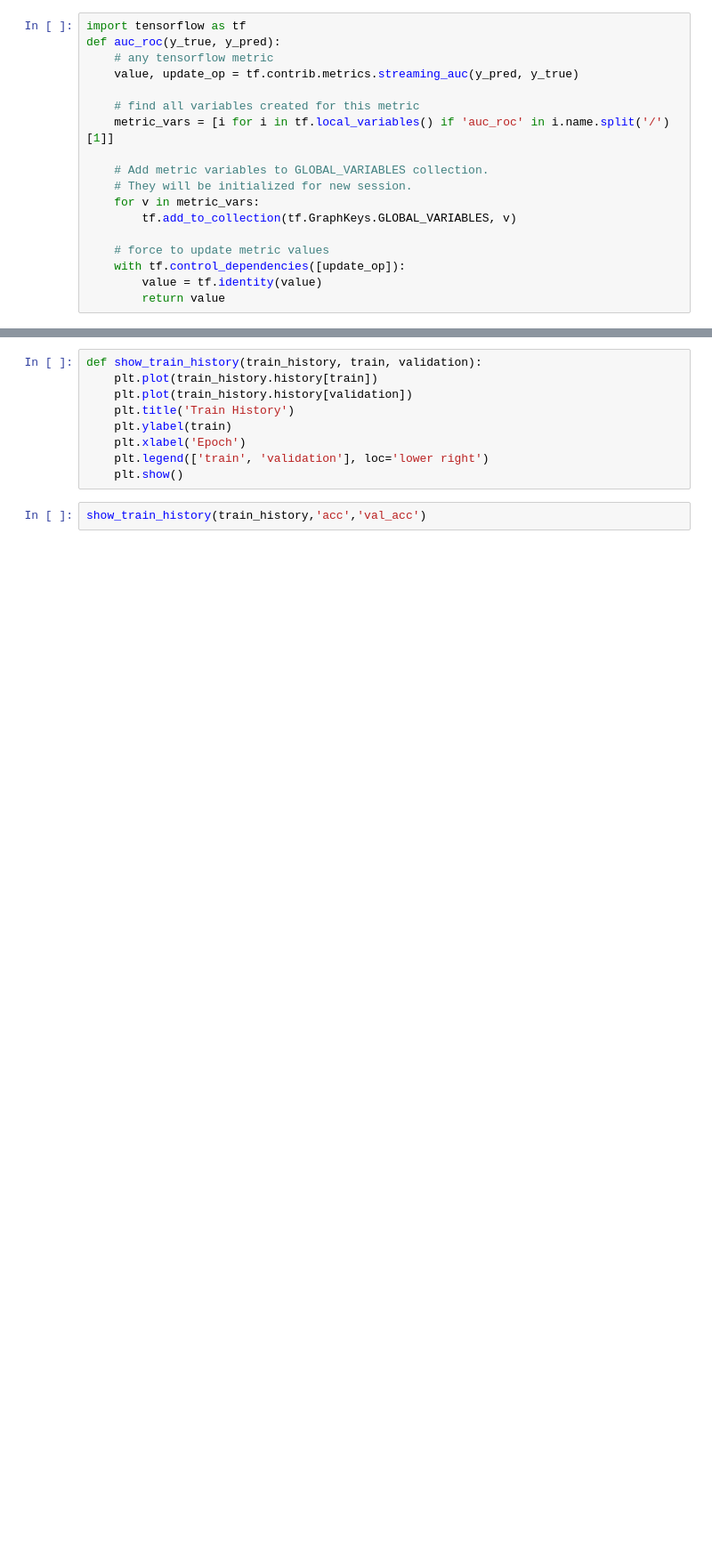
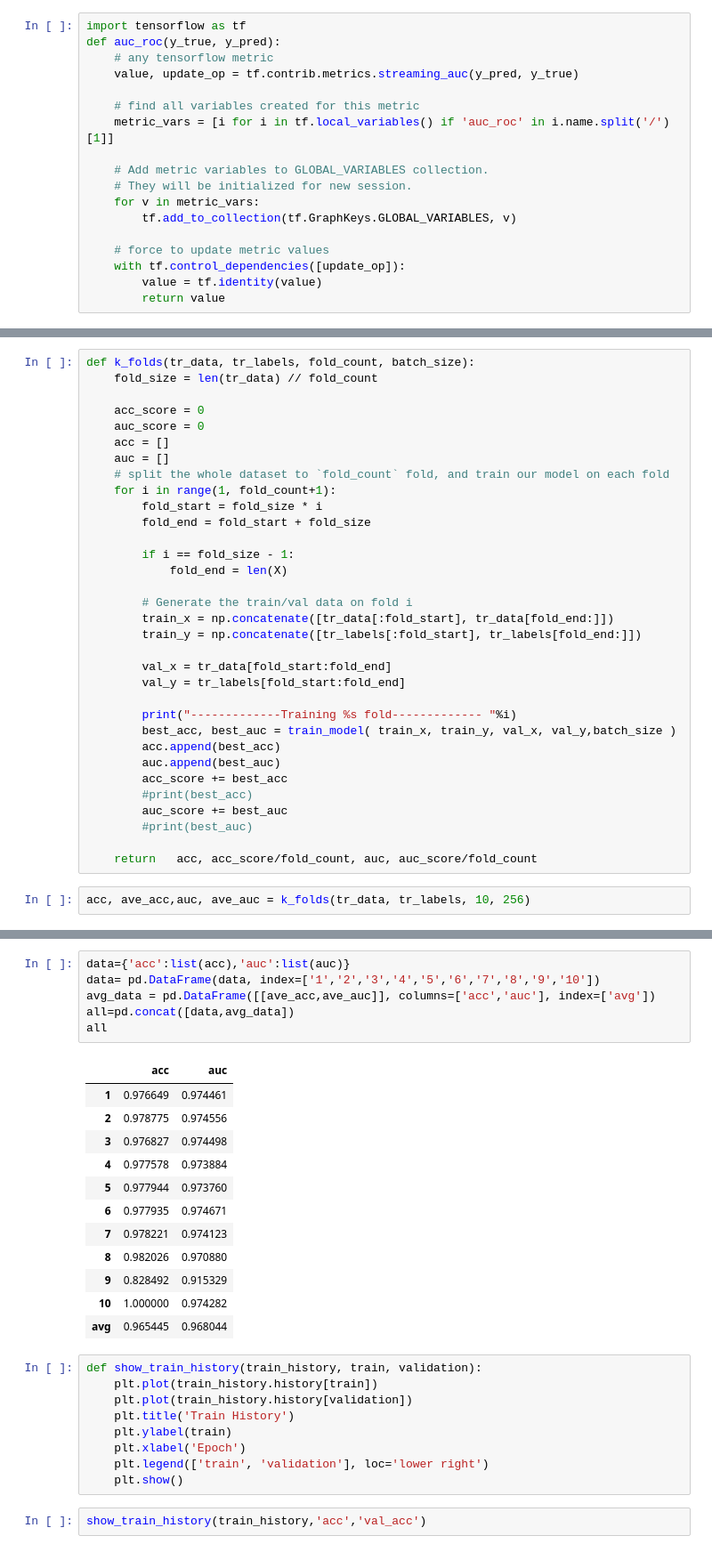
Before and after one commit to Kuan-han/Machine-Learning-Capstone-Project, a Jupyter notebook: Capstone project.ipynb, the cells around one changed output, grey strips where cells are left out. Shown at 89% size. Saved outputs shown, nothing was run; the diff lists cells and outputs as text; blank space fills up the shorter version.

```diff
--- a/Capstone project.ipynb
+++ b/Capstone project.ipynb
@@ -336,2 +347,37 @@ Trainable params: 809,606
 Non-trainable params: 0
 __________________________________________________________________________________________________
+# %%
+def k_folds(tr_data, tr_labels, fold_count, batch_size):
+    fold_size = len(tr_data) // fold_count
+
+    acc_score = 0
+    auc_score = 0
+    acc = []
+    auc = []
+    # split the whole dataset to `fold_count` fold, and train our model on each fold
+    for i in range(1, fold_count+1):
+        fold_start = fold_size * i
+        fold_end = fold_start + fold_size
+
+        if i == fold_size - 1:
+            fold_end = len(X)
+
+        # Generate the train/val data on fold i
+        train_x = np.concatenate([tr_data[:fold_start], tr_data[fold_end:]])
+        train_y = np.concatenate([tr_labels[:fold_start], tr_labels[fold_end:]])
+
+        val_x = tr_data[fold_start:fold_end]
+        val_y = tr_labels[fold_start:fold_end]
+
+        print("-------------Training %s fold------------- "%i)
+        best_acc, best_auc = train_model( train_x, train_y, val_x, val_y,batch_size )
+        acc.append(best_acc)
+        auc.append(best_auc)
+        acc_score += best_acc
+        #print(best_acc)
+        auc_score += best_auc
+        #print(best_auc)
+
+    return   acc, acc_score/fold_count, auc, auc_score/fold_count
+# %%
+acc, ave_acc,auc, ave_auc = k_folds(tr_data, tr_labels, 10, 256)
@@ -338,3 +410,22 @@ ________________________________________________________________________________
+# %%
+data={'acc':list(acc),'auc':list(auc)}
+data= pd.DataFrame(data, index=['1','2','3','4','5','6','7','8','9','10'])
+avg_data = pd.DataFrame([[ave_acc,ave_auc]], columns=['acc','auc'], index=['avg'])
+all=pd.concat([data,avg_data])
+all
+# %% [output]
+|  | acc | auc |
+| 1 | 0.976649 | 0.974461 |
+| 2 | 0.978775 | 0.974556 |
+| 3 | 0.976827 | 0.974498 |
+| 4 | 0.977578 | 0.973884 |
+| 5 | 0.977944 | 0.973760 |
+| 6 | 0.977935 | 0.974671 |
+| 7 | 0.978221 | 0.974123 |
+| 8 | 0.982026 | 0.970880 |
+| 9 | 0.828492 | 0.915329 |
+| 10 | 1.000000 | 0.974282 |
+| avg | 0.965445 | 0.968044 |
 # %%
 def show_train_history(train_history, train, validation):
     plt.plot(train_history.history[train])
```
Also changed, not shown: parts of 16 cells of this notebook.
